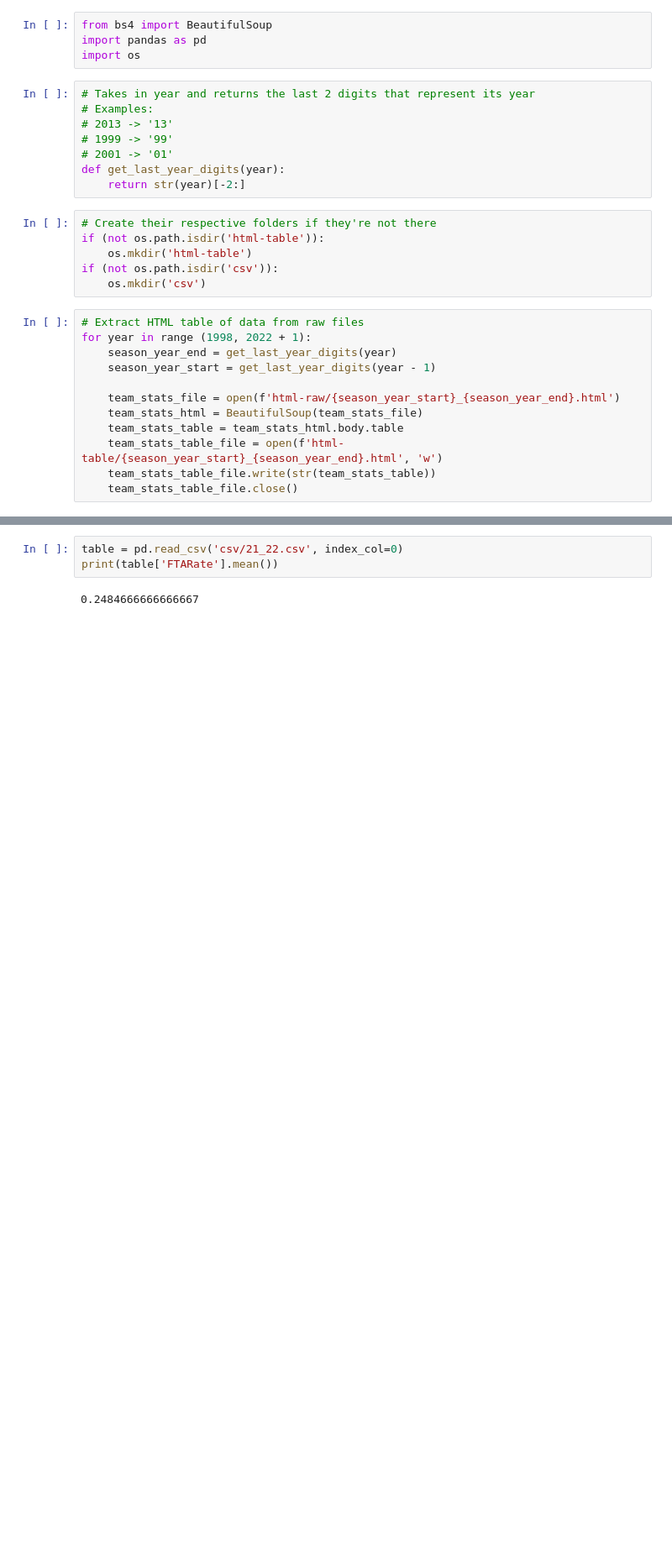
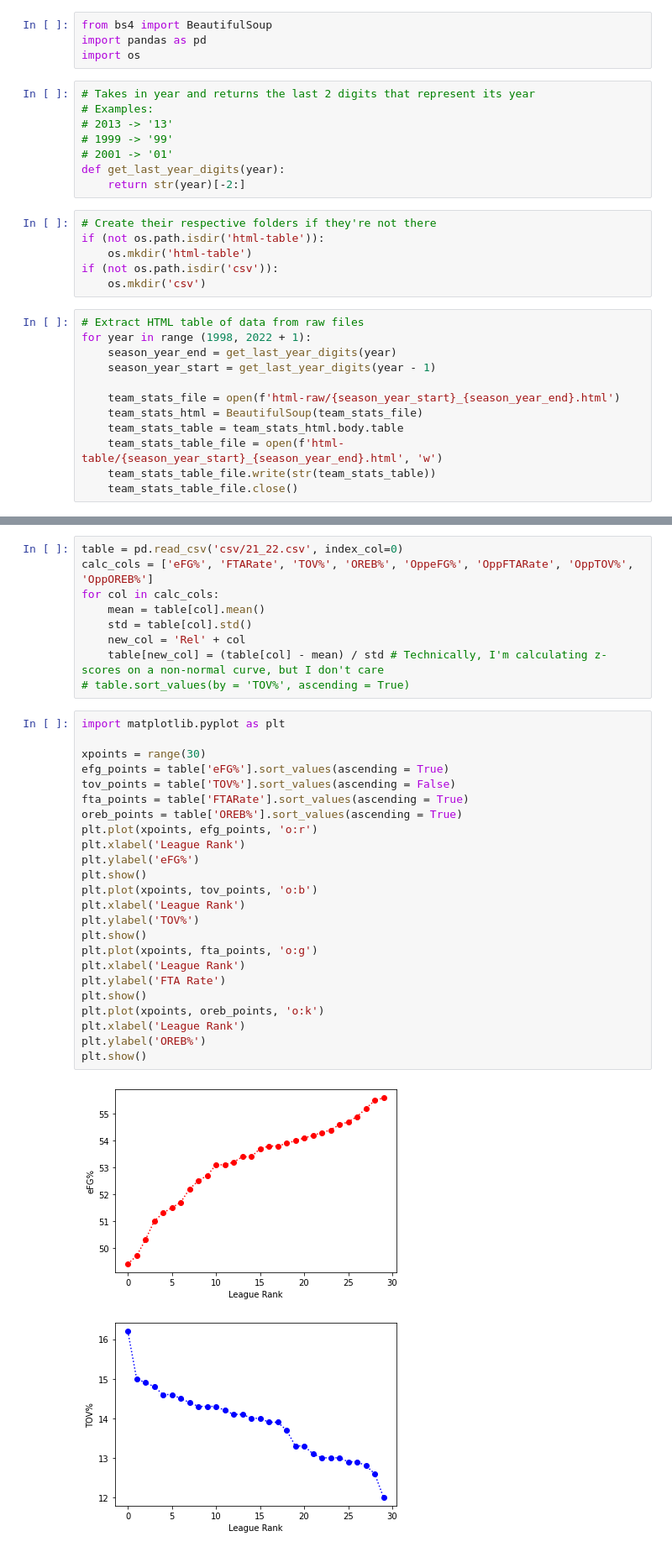
Before and after one commit to shrianshChari/nba-predict, a Jupyter notebook: getting_csv.ipynb, the cells around one changed output, grey strips where cells are left out. Shown: that part at 84% size. Saved outputs shown, nothing was run; the diff lists cells and outputs as text; blank space fills up the shorter version.

```diff
--- a/getting_csv.ipynb
+++ b/getting_csv.ipynb
@@ -53,6 +57,37 @@ for year in range(1998, 2022 + 1):
     df.to_csv(f'csv/{season_year_start}_{season_year_end}.csv')
 # %%
 table = pd.read_csv('csv/21_22.csv', index_col=0)
-print(table['FTARate'].mean())
+calc_cols = ['eFG%', 'FTARate', 'TOV%', 'OREB%', 'OppeFG%', 'OppFTARate', 'OppTOV%', 'OppOREB%']
+for col in calc_cols:
+    mean = table[col].mean()
+    std = table[col].std()
+    new_col = 'Rel' + col
+    table[new_col] = (table[col] - mean) / std # Technically, I'm calculating z-scores on a non-normal curve, but I don't care
+# table.sort_values(by = 'TOV%', ascending = True)
-# %% [output]
-0.2484666666666667
+# %%
+import matplotlib.pyplot as plt
+
+xpoints = range(30)
+efg_points = table['eFG%'].sort_values(ascending = True)
+tov_points = table['TOV%'].sort_values(ascending = False)
+fta_points = table['FTARate'].sort_values(ascending = True)
+oreb_points = table['OREB%'].sort_values(ascending = True)
+plt.plot(xpoints, efg_points, 'o:r')
+plt.xlabel('League Rank')
+plt.ylabel('eFG%')
+plt.show()
+plt.plot(xpoints, tov_points, 'o:b')
+plt.xlabel('League Rank')
+plt.ylabel('TOV%')
+plt.show()
+plt.plot(xpoints, fta_points, 'o:g')
+plt.xlabel('League Rank')
+plt.ylabel('FTA Rate')
+plt.show()
+plt.plot(xpoints, oreb_points, 'o:k')
+plt.xlabel('League Rank')
+plt.ylabel('OREB%')
+plt.show()
+# %% [output]
+[figure, added]
+[figure, added]
```
Also changed, not shown: parts of 3 cells of this notebook, 1 other file.
